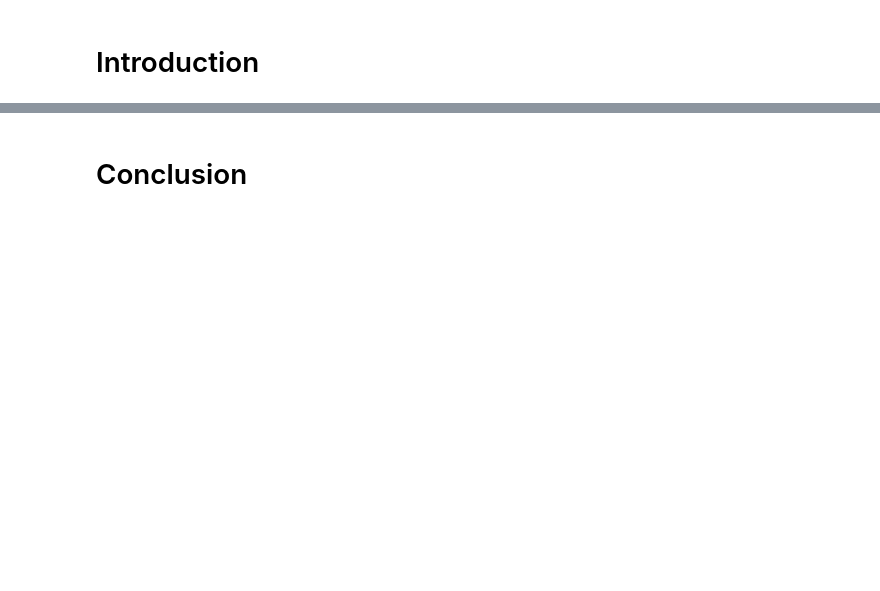
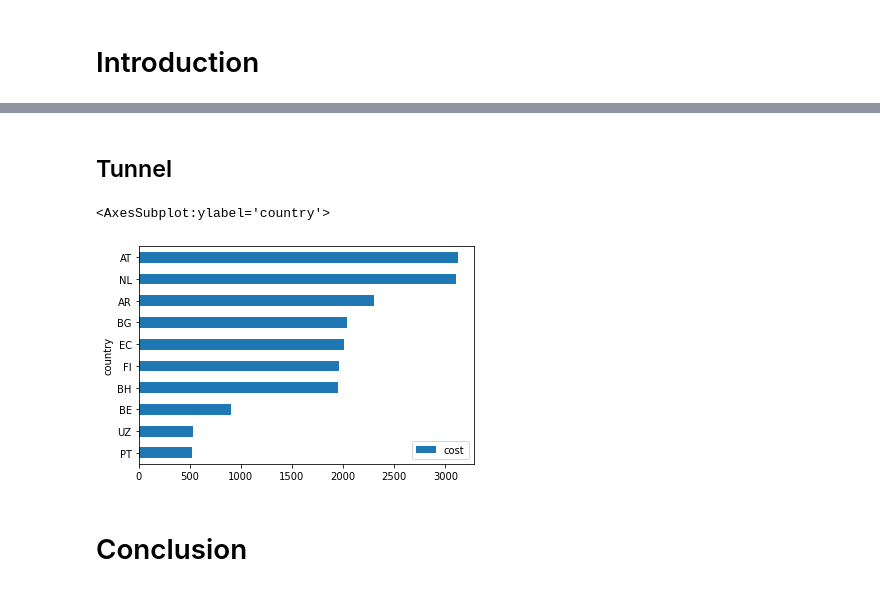
Before and after one commit to xyz8031/deepnote-tutorial, a Jupyter notebook: notebook.ipynb, the cells around one changed output, grey strips where cells are left out. Drawn from its saved outputs; the diff is of its cells as text; code cells hidden in the pictures; blank space fills up the shorter version.

```diff
--- a/notebook.ipynb
+++ b/notebook.ipynb
@@ -6,3 +53,10 @@ import numpy as np
+# %% [markdown]
+## Tunnel
+# %%
+data.groupby('country').sum()[['cost']].sort_values('cost').head(10).plot.barh()
+# %% [output]
+<AxesSubplot:ylabel='country'>
+[figure, added]
 # %% [markdown]
 # Conclusion
 # %% [markdown]
```
Also changed, not shown: parts of 11 cells of this notebook.
